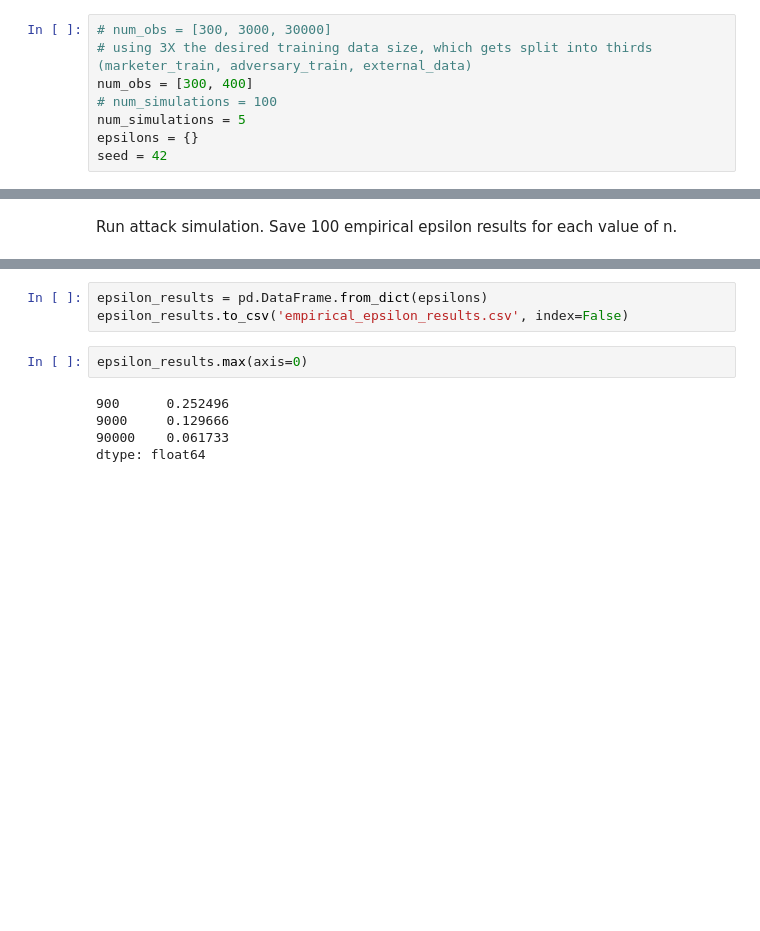
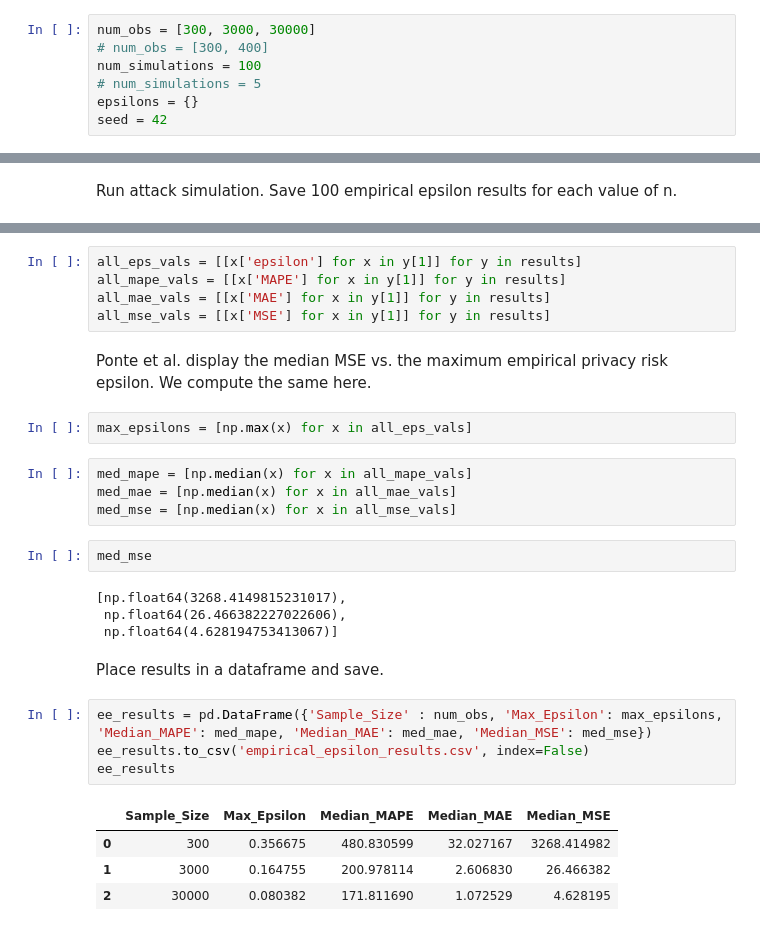
Before and after one commit to cdbale/optimized-sequential-synthesis, a Jupyter notebook: Code/Privacy Analysis/Empirical Epsilon Analysis.ipynb, the cells around one changed output, grey strips where cells are left out. Drawn from its saved outputs; the diff is of its cells as text; blank space fills up the shorter version.

Commit message:
update privacy analysis with utility calculation

```diff
--- a/Code/Privacy Analysis/Empirical Epsilon Analysis.ipynb
+++ b/Code/Privacy Analysis/Empirical Epsilon Analysis.ipynb
@@ -162,11 +162,10 @@ random_states = [1006, 428]
 # %% [markdown]
 #### Set Everything Up in a Loop
 # %%
-# num_obs = [300, 3000, 30000]
-# using 3X the desired training data size, which gets split into thirds (marketer_train, adversary_train, external_data)
-num_obs = [300, 400]
-# num_simulations = 100
-num_simulations = 5
+num_obs = [300, 3000, 30000]
+# num_obs = [300, 400]
+num_simulations = 100
+# num_simulations = 5
 epsilons = {}
 seed = 42
 # %% [markdown]
@@ -355,10 +363,30 @@ epsilons = {n: results[i][1] for i, n in enumerate(num_obs)}
+# %%
+all_eps_vals = [[x['epsilon'] for x in y[1]] for y in results]
+all_mape_vals = [[x['MAPE'] for x in y[1]] for y in results]
+all_mae_vals = [[x['MAE'] for x in y[1]] for y in results]
+all_mse_vals = [[x['MSE'] for x in y[1]] for y in results]
+# %% [markdown]
+Ponte et al. display the median MSE vs. the maximum empirical privacy risk epsilon. We compute the same here.
+# %%
+max_epsilons = [np.max(x) for x in all_eps_vals]
+# %%
+med_mape = [np.median(x) for x in all_mape_vals]
+med_mae = [np.median(x) for x in all_mae_vals]
+med_mse = [np.median(x) for x in all_mse_vals]
+# %%
+med_mse
+# %% [output]
+[np.float64(3268.4149815231017),
+ np.float64(26.466382227022606),
+ np.float64(4.628194753413067)]
+# %% [markdown]
+Place results in a dataframe and save.
 # %%
-epsilon_results = pd.DataFrame.from_dict(epsilons)
-epsilon_results.to_csv('empirical_epsilon_results.csv', index=False)
+ee_results = pd.DataFrame({'Sample_Size' : num_obs, 'Max_Epsilon': max_epsilons, 'Median_MAPE': med_mape, 'Median_MAE': med_mae, 'Median_MSE': med_mse})
+ee_results.to_csv('empirical_epsilon_results.csv', index=False)
+ee_results
+# %% [output]
+|  | Sample_Size | Max_Epsilon | Median_MAPE | Median_MAE | Median_MSE |
+| 0 | 300 | 0.356675 | 480.830599 | 32.027167 | 3268.414982 |
+| 1 | 3000 | 0.164755 | 200.978114 | 2.606830 | 26.466382 |
+| 2 | 30000 | 0.080382 | 171.811690 | 1.072529 | 4.628195 |
-# %%
-epsilon_results.max(axis=0)
-# %% [output]
-900      0.252496
-9000     0.129666
-90000    0.061733
-dtype: float64
```
Also changed, not shown: parts of 6 cells of this notebook, 1 other file.
